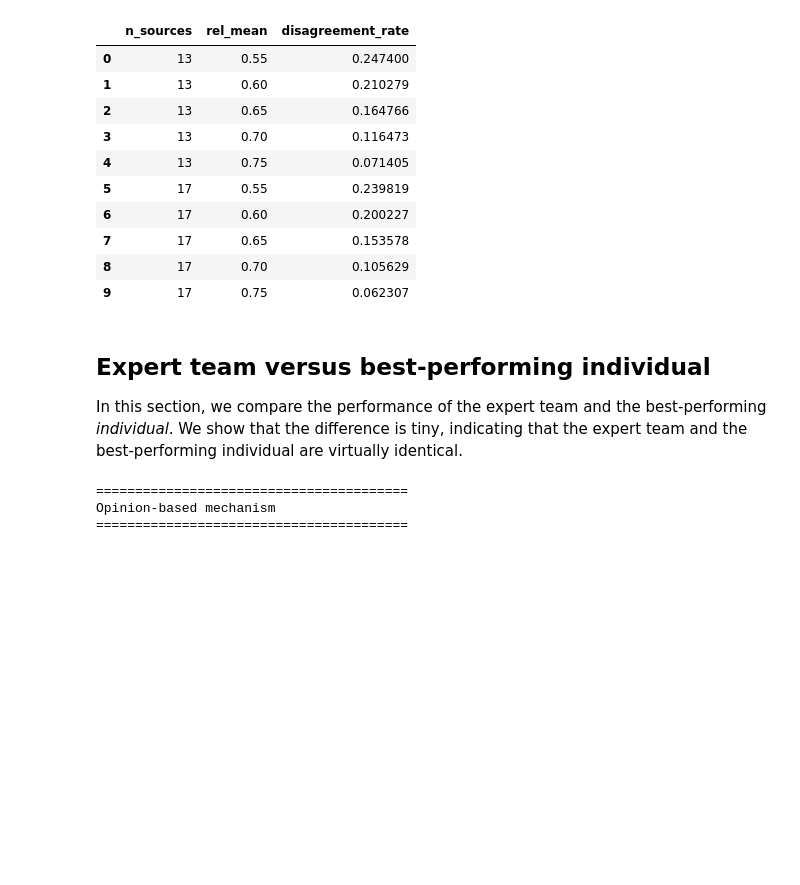
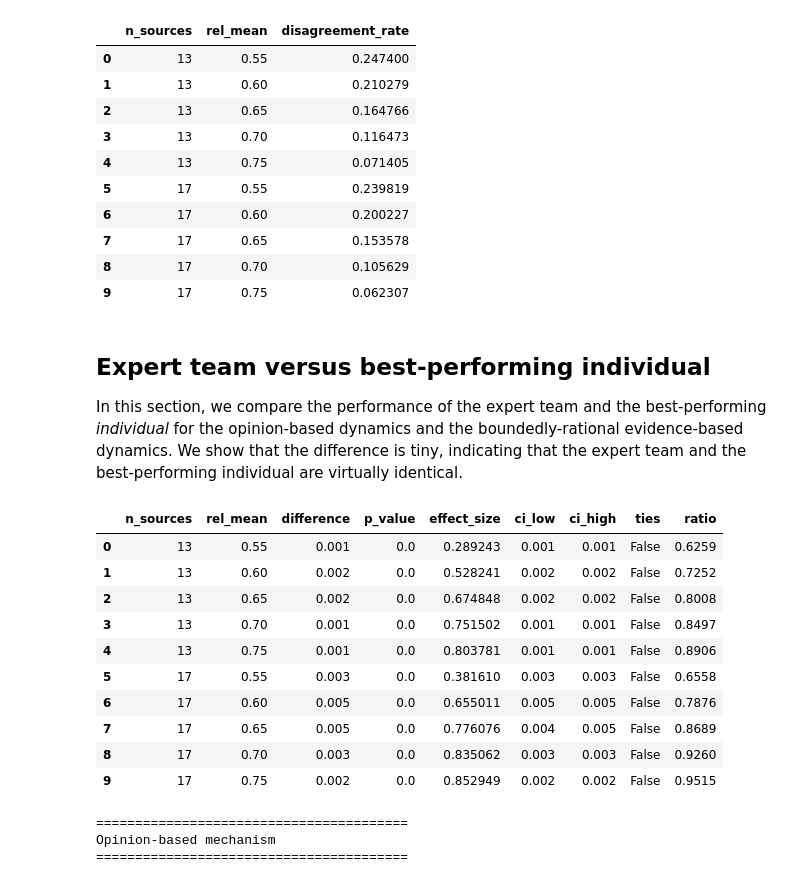
Before and after one commit to HeinDuijf/DiversityAbility, a Jupyter notebook: DataAnalysis.ipynb, the cells around one changed output. Cells and saved outputs as stored; diff of their text form; code cells hidden in the pictures; blank space fills up the shorter version.

```diff
--- a/DataAnalysis.ipynb
+++ b/DataAnalysis.ipynb
@@ -340,4 +352,4 @@ df
 | 9 | 17 | 0.75 | 0.062307 |
 # %% [markdown]
 ## Expert team versus best-performing individual
-In this section, we compare the performance of the expert team and the best-performing _individual_. We show that the difference is tiny, indicating that the expert team and the best-performing individual are virtually identical.
+In this section, we compare the performance of the expert team and the best-performing _individual_ for the opinion-based dynamics and the boundedly-rational evidence-based dynamics. We show that the difference is tiny, indicating that the expert team and the best-performing individual are virtually identical.
@@ -344,3 +358,17 @@ In this section, we compare the performance of the expert team and the best-perf
+# %%
+produce_df_paired(perform_bca_ci=True)
+# %% [output]
+|  | n_sources | rel_mean | difference | p_value | effect_size | ci_low | ci_high | ties | ratio |
+| 0 | 13 | 0.55 | 0.001 | 0.0 | 0.289243 | 0.001 | 0.001 | False | 0.6259 |
+| 1 | 13 | 0.60 | 0.002 | 0.0 | 0.528241 | 0.002 | 0.002 | False | 0.7252 |
+| 2 | 13 | 0.65 | 0.002 | 0.0 | 0.674848 | 0.002 | 0.002 | False | 0.8008 |
+| 3 | 13 | 0.70 | 0.001 | 0.0 | 0.751502 | 0.001 | 0.001 | False | 0.8497 |
+| 4 | 13 | 0.75 | 0.001 | 0.0 | 0.803781 | 0.001 | 0.001 | False | 0.8906 |
+| 5 | 17 | 0.55 | 0.003 | 0.0 | 0.381610 | 0.003 | 0.003 | False | 0.6558 |
+| 6 | 17 | 0.60 | 0.005 | 0.0 | 0.655011 | 0.005 | 0.005 | False | 0.7876 |
+| 7 | 17 | 0.65 | 0.005 | 0.0 | 0.776076 | 0.004 | 0.005 | False | 0.8689 |
+| 8 | 17 | 0.70 | 0.003 | 0.0 | 0.835062 | 0.003 | 0.003 | False | 0.9260 |
+| 9 | 17 | 0.75 | 0.002 | 0.0 | 0.852949 | 0.002 | 0.002 | False | 0.9515 |
 # %%
 from data_analysis.expert_team_vs_individual import produce_df_expert_team_individual
 # %%
```
Also changed, not shown: parts of 9 cells of this notebook.
